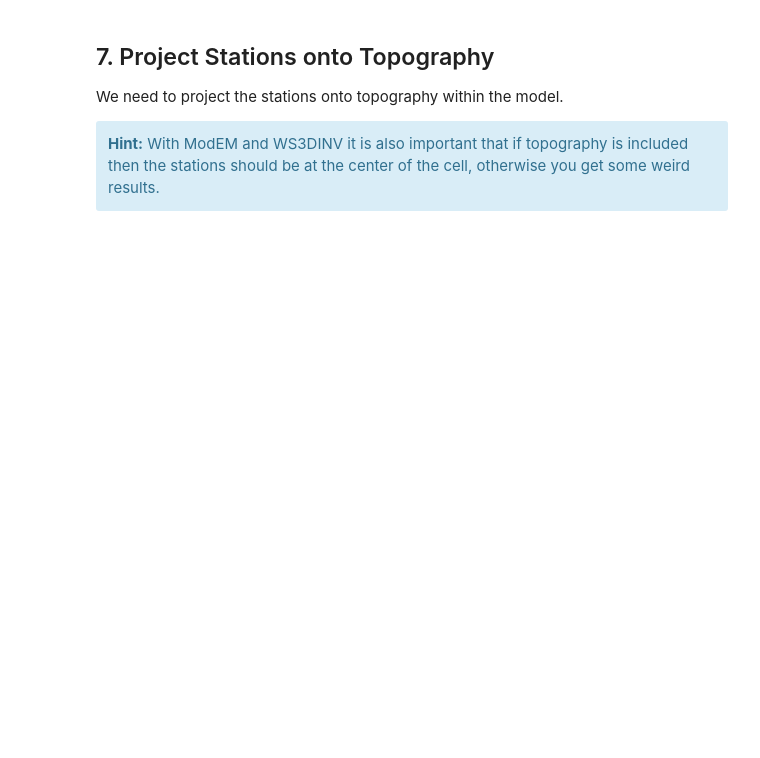
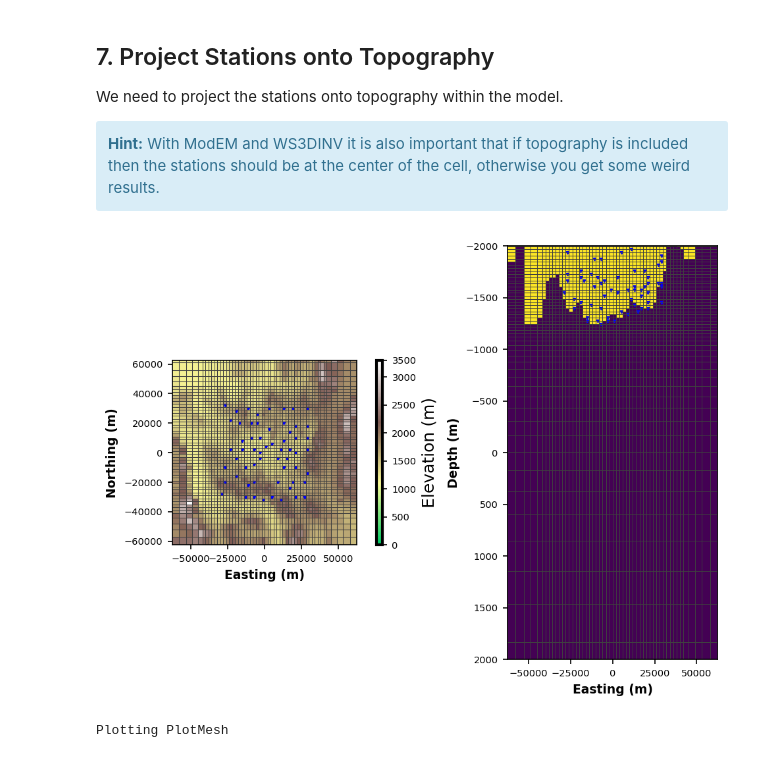
Before and after one commit to MTgeophysics/mtpy-v2, a Jupyter notebook: docs/source/notebooks/5_make_model_files.ipynb, the cells around one changed output. Saved outputs shown, nothing was run; the diff lists cells and outputs as text; code cells hidden in the pictures; blank space fills up the shorter version.

```diff
--- a/docs/source/notebooks/5_make_model_files.ipynb
+++ b/docs/source/notebooks/5_make_model_files.ipynb
@@ -168,4 +190,10 @@ We need to project the stations onto topography within the model.
 mtd.center_stations(mesh)
 # %%
 mtd.project_stations_on_topography(mesh)
+# %%
+mesh.station_locations = mtd.station_locations
+mesh.plot_mesh(x_limits=(-mesh.ew_ext/4, mesh.ew_ext/4), y_limits=(-mesh.ns_ext/4, mesh.ns_ext/4), z_limits=(2000, -2000))
+# %% [output]
+[figure, added]
+Plotting PlotMesh
 # %%
```
Also changed, not shown: parts of 14 cells of this notebook.
